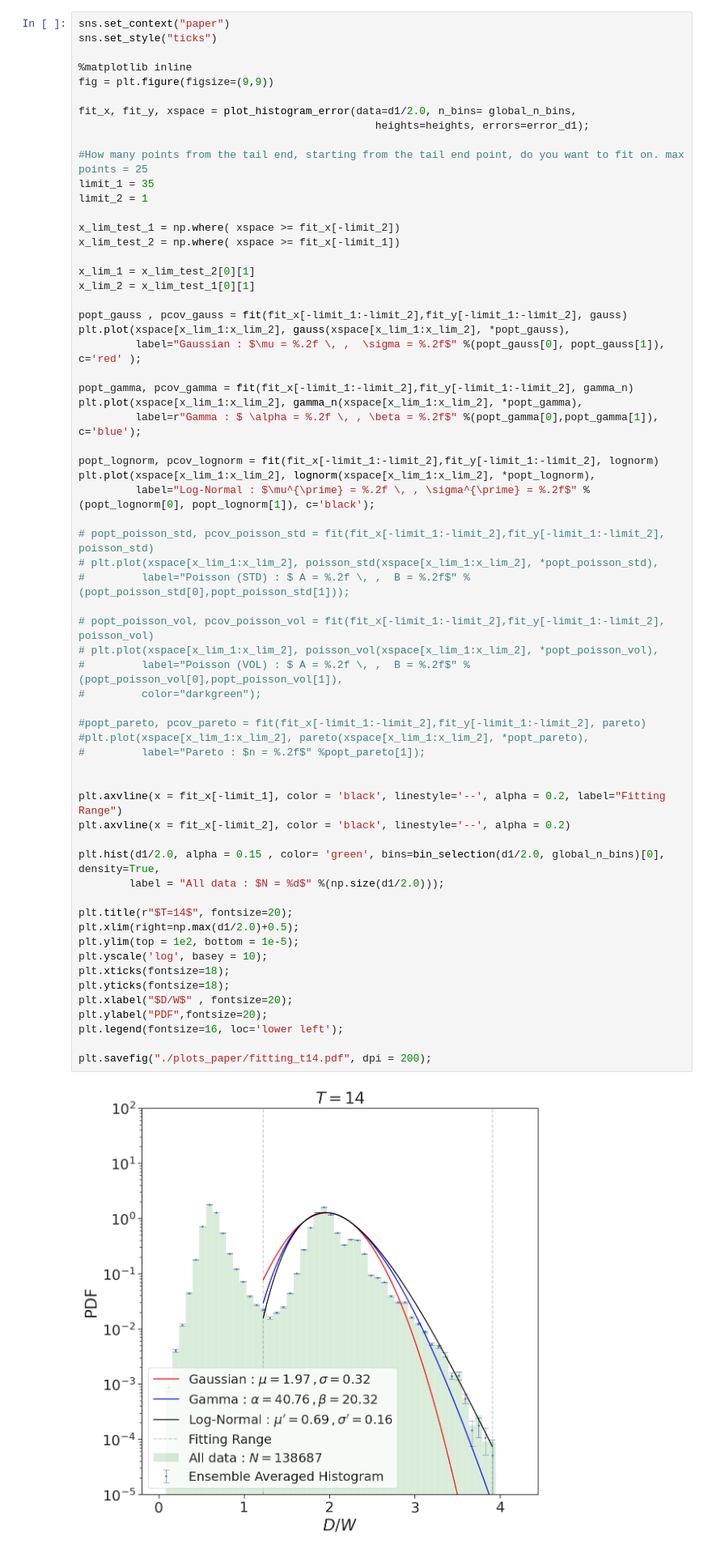
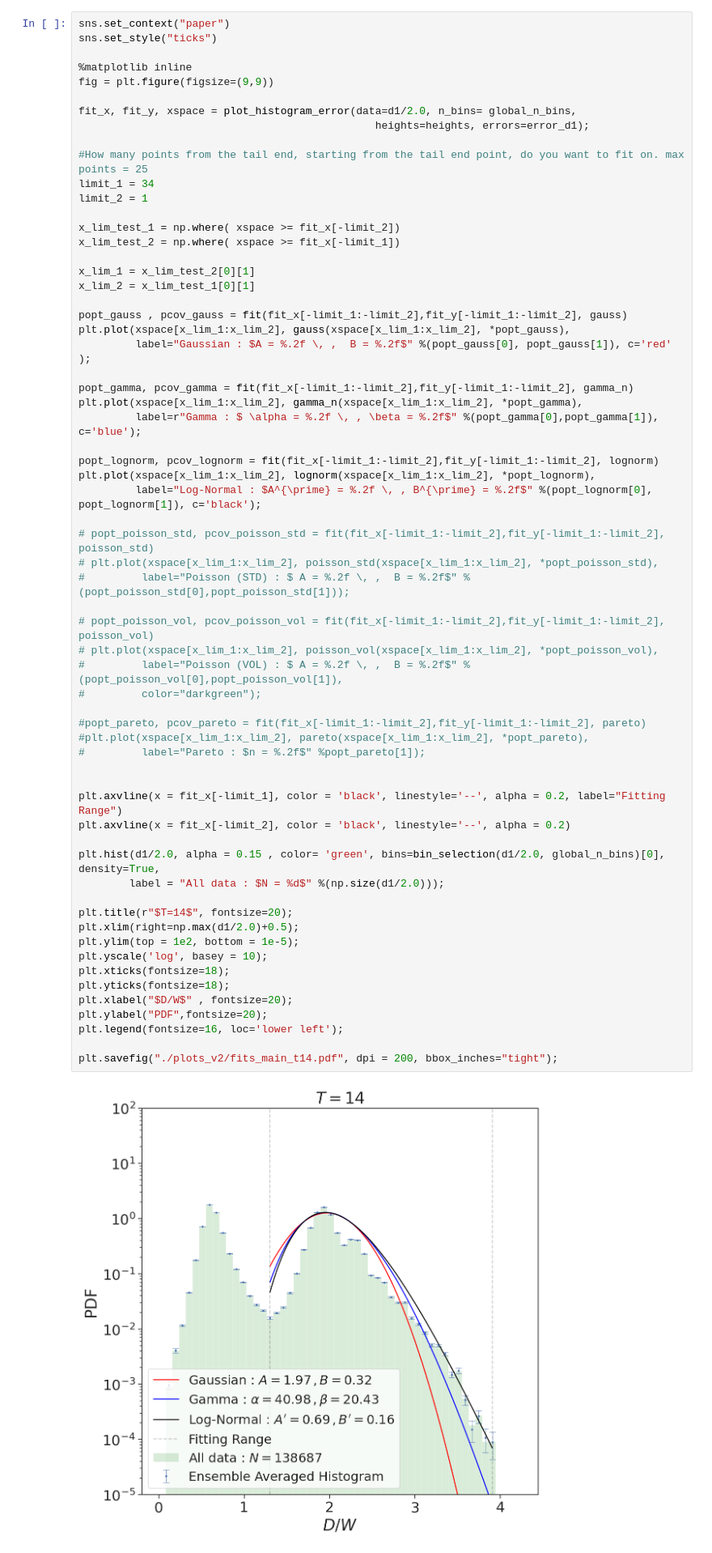
Before and after one commit to palsagar/ligaments_analysis, a Jupyter notebook: analysis_d2.ipynb, the cells around one changed output. Shown at 81% size. Drawn from its saved outputs; the diff is of its cells as text.

```diff
--- a/analysis_d2.ipynb
+++ b/analysis_d2.ipynb
@@ -921,7 +1059,7 @@ fit_x, fit_y, xspace = plot_histogram_error(data=d1/2.0, n_bins= global_n_bins,
                                                heights=heights, errors=error_d1);
 
 #How many points from the tail end, starting from the tail end point, do you want to fit on. max points = 25
-limit_1 = 35
+limit_1 = 34
 limit_2 = 1
 
 x_lim_test_1 = np.where( xspace >= fit_x[-limit_2])
@@ -932,7 +1070,7 @@ x_lim_2 = x_lim_test_1[0][1]
 
 popt_gauss , pcov_gauss = fit(fit_x[-limit_1:-limit_2],fit_y[-limit_1:-limit_2], gauss)
 plt.plot(xspace[x_lim_1:x_lim_2], gauss(xspace[x_lim_1:x_lim_2], *popt_gauss),
-         label="Gaussian : $\mu = %.2f \, ,  \sigma = %.2f$" %(popt_gauss[0], popt_gauss[1]), c='red' );
+         label="Gaussian : $A = %.2f \, ,  B = %.2f$" %(popt_gauss[0], popt_gauss[1]), c='red' );
 
 popt_gamma, pcov_gamma = fit(fit_x[-limit_1:-limit_2],fit_y[-limit_1:-limit_2], gamma_n)
 plt.plot(xspace[x_lim_1:x_lim_2], gamma_n(xspace[x_lim_1:x_lim_2], *popt_gamma),
@@ -940,41 +1078,41 @@ plt.plot(xspace[x_lim_1:x_lim_2], gamma_n(xspace[x_lim_1:x_lim_2], *popt_gamma),
 
 popt_lognorm, pcov_lognorm = fit(fit_x[-limit_1:-limit_2],fit_y[-limit_1:-limit_2], lognorm)
 plt.plot(xspace[x_lim_1:x_lim_2], lognorm(xspace[x_lim_1:x_lim_2], *popt_lognorm),
-         label="Log-Normal : $\mu^{\prime} = %.2f \, , \sigma^{\prime} = %.2f$" %(popt_lognorm[0], popt_lognorm[1]), c='black');
+         label="Log-Normal : $A^{\prime} = %.2f \, , B^{\prime} = %.2f$" %(popt_lognorm[0], popt_lognorm[1]), c='black');
 
 # popt_poisson_std, pcov_poisson_std = fit(fit_x[-limit_1:-limit_2],fit_y[-limit_1:-limit_2], poisson_std)
 # plt.plot(xspace[x_lim_1:x_lim_2], poisson_std(xspace[x_lim_1:x_lim_2], *popt_poisson_std),
 #         label="Poisson (STD) : $ A = %.2f \, ,  B = %.2f$" %(popt_poisson_std[0],popt_poisson_std[1]));
 
 # popt_poisson_vol, pcov_poisson_vol = fit(fit_x[-limit_1:-limit_2],fit_y[-limit_1:-limit_2], poisson_vol)
 # plt.plot(xspace[x_lim_1:x_lim_2], poisson_vol(xspace[x_lim_1:x_lim_2], *popt_poisson_vol),
 #         label="Poisson (VOL) : $ A = %.2f \, ,  B = %.2f$" %(popt_poisson_vol[0],popt_poisson_vol[1]),
 #         color="darkgreen");
 
 #popt_pareto, pcov_pareto = fit(fit_x[-limit_1:-limit_2],fit_y[-limit_1:-limit_2], pareto)
 #plt.plot(xspace[x_lim_1:x_lim_2], pareto(xspace[x_lim_1:x_lim_2], *popt_pareto),
 #         label="Pareto : $n = %.2f$" %popt_pareto[1]);
 
 
 plt.axvline(x = fit_x[-limit_1], color = 'black', linestyle='--', alpha = 0.2, label="Fitting Range")
 plt.axvline(x = fit_x[-limit_2], color = 'black', linestyle='--', alpha = 0.2)
 
 plt.hist(d1/2.0, alpha = 0.15 , color= 'green', bins=bin_selection(d1/2.0, global_n_bins)[0], density=True,
         label = "All data : $N = %d$" %(np.size(d1/2.0)));
 
 plt.title(r"$T=14$", fontsize=20);
 plt.xlim(right=np.max(d1/2.0)+0.5);
 plt.ylim(top = 1e2, bottom = 1e-5);
 plt.yscale('log', basey = 10);
 plt.xticks(fontsize=18);
 plt.yticks(fontsize=18);
 plt.xlabel("$D/W$" , fontsize=20);
 plt.ylabel("PDF",fontsize=20);
 plt.legend(fontsize=16, loc='lower left');
 
-plt.savefig("./plots_paper/fitting_t14.pdf", dpi = 200);
+plt.savefig("./plots_v2/fits_main_t14.pdf", dpi = 200, bbox_inches="tight");
 # %% [output]
-[figure, old version]
+[figure, new version]
 # %% [markdown]
 #### Trying with poisson model as well
 # %%
```
Also changed, not shown: parts of 9 cells of this notebook, 15 other files.
